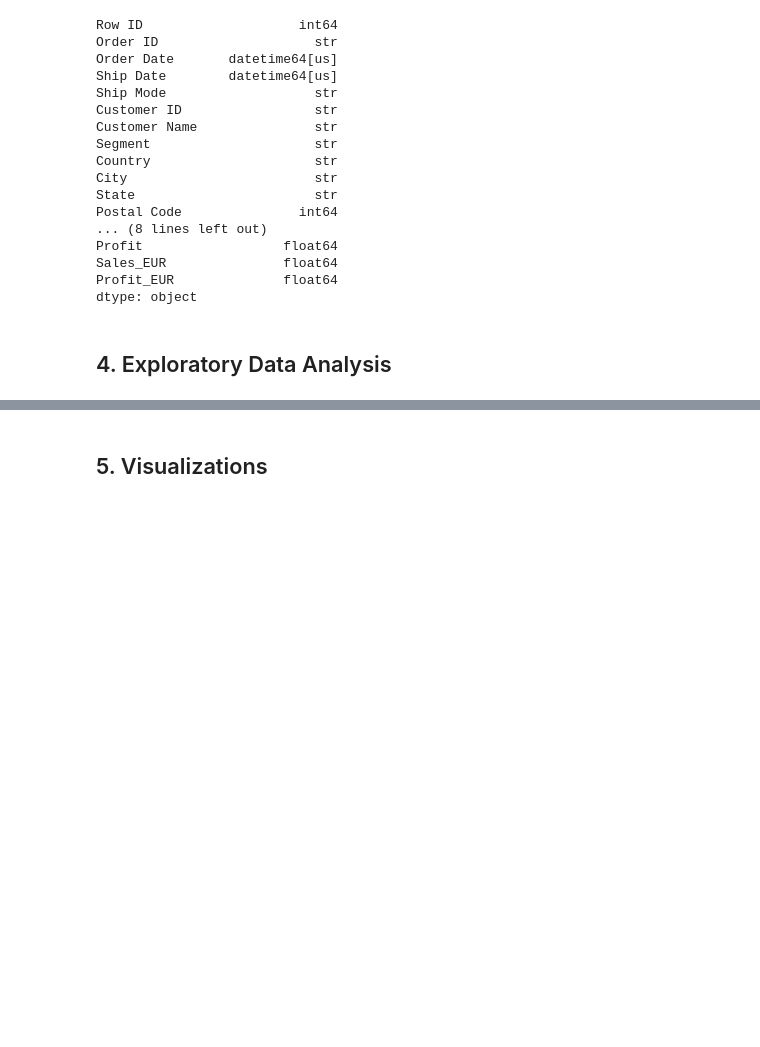
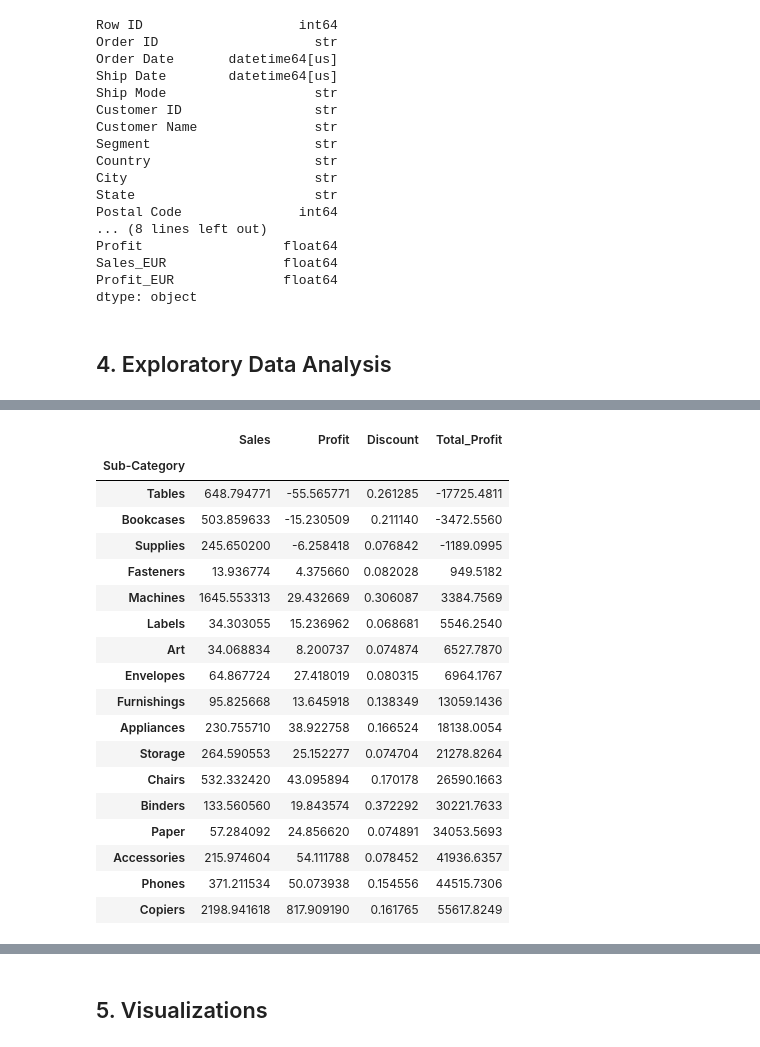
Before and after one commit to drfrenkp-prog/hackathon-1-data-analysis, a Jupyter notebook: notebooks/hackathon1.ipynb, the cells around one changed output, grey strips where cells are left out. Drawn from its saved outputs; the diff is of its cells as text; code cells hidden in the pictures; blank space fills up the shorter version.

Commit message:
Finalize title/README with real project details; complete full EDA (Region/State/Category/Sub-Category discount-profit analysis)

```diff
--- a/notebooks/hackathon1.ipynb
+++ b/notebooks/hackathon1.ipynb
@@ -120,0 +228,24 @@ dtype: object
+# %%
+subcat_summary = df.groupby("Sub-Category")[["Sales", "Profit", "Discount"]].mean()
+subcat_summary["Total_Profit"] = df.groupby("Sub-Category")["Profit"].sum()
+subcat_summary.sort_values("Total_Profit")
+# %% [output]
+|  | Sales | Profit | Discount | Total_Profit |
+| Sub-Category |  |  |  |  |
+| Tables | 648.794771 | -55.565771 | 0.261285 | -17725.4811 |
+| Bookcases | 503.859633 | -15.230509 | 0.211140 | -3472.5560 |
+| Supplies | 245.650200 | -6.258418 | 0.076842 | -1189.0995 |
+| Fasteners | 13.936774 | 4.375660 | 0.082028 | 949.5182 |
+| Machines | 1645.553313 | 29.432669 | 0.306087 | 3384.7569 |
+| Labels | 34.303055 | 15.236962 | 0.068681 | 5546.2540 |
+| Art | 34.068834 | 8.200737 | 0.074874 | 6527.7870 |
+| Envelopes | 64.867724 | 27.418019 | 0.080315 | 6964.1767 |
+| Furnishings | 95.825668 | 13.645918 | 0.138349 | 13059.1436 |
+| Appliances | 230.755710 | 38.922758 | 0.166524 | 18138.0054 |
+| Storage | 264.590553 | 25.152277 | 0.074704 | 21278.8264 |
+| Chairs | 532.332420 | 43.095894 | 0.170178 | 26590.1663 |
+| Binders | 133.560560 | 19.843574 | 0.372292 | 30221.7633 |
+| Paper | 57.284092 | 24.856620 | 0.074891 | 34053.5693 |
+| Accessories | 215.974604 | 54.111788 | 0.078452 | 41936.6357 |
+| Phones | 371.211534 | 50.073938 | 0.154556 | 44515.7306 |
+| Copiers | 2198.941618 | 817.909190 | 0.161765 | 55617.8249 |
```
Also changed, not shown: parts of 17 cells of this notebook, 1 other file.
